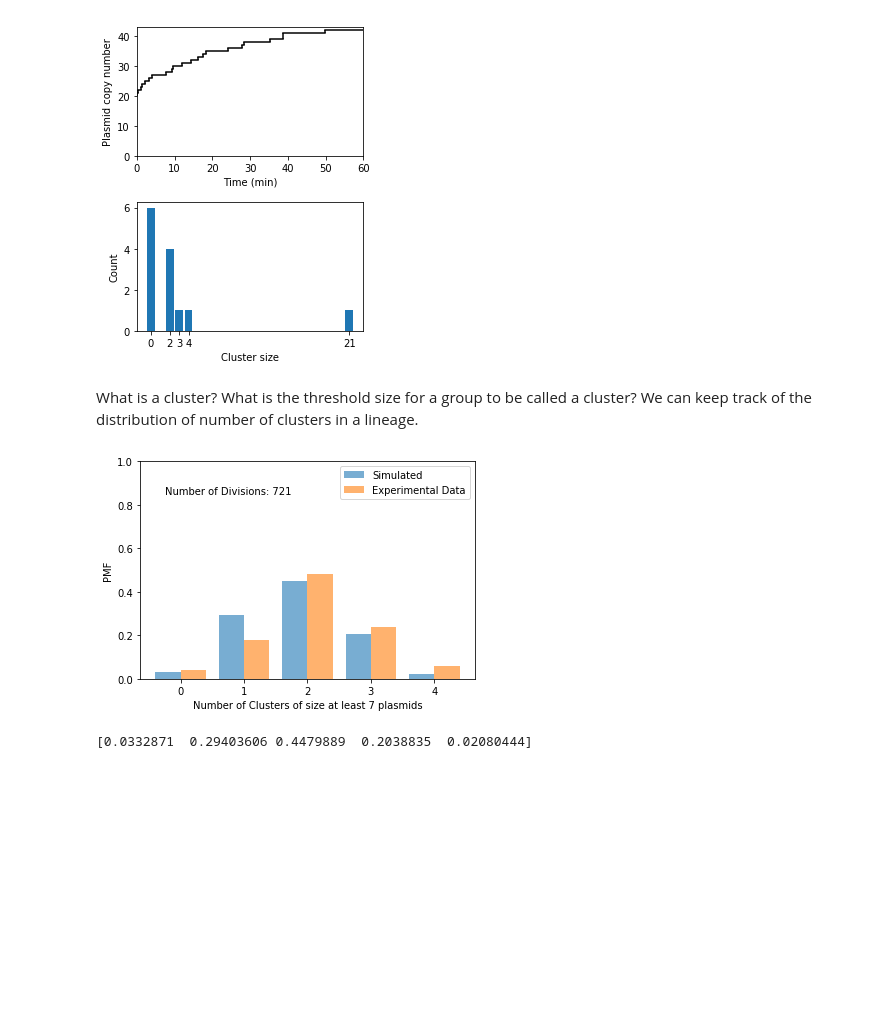
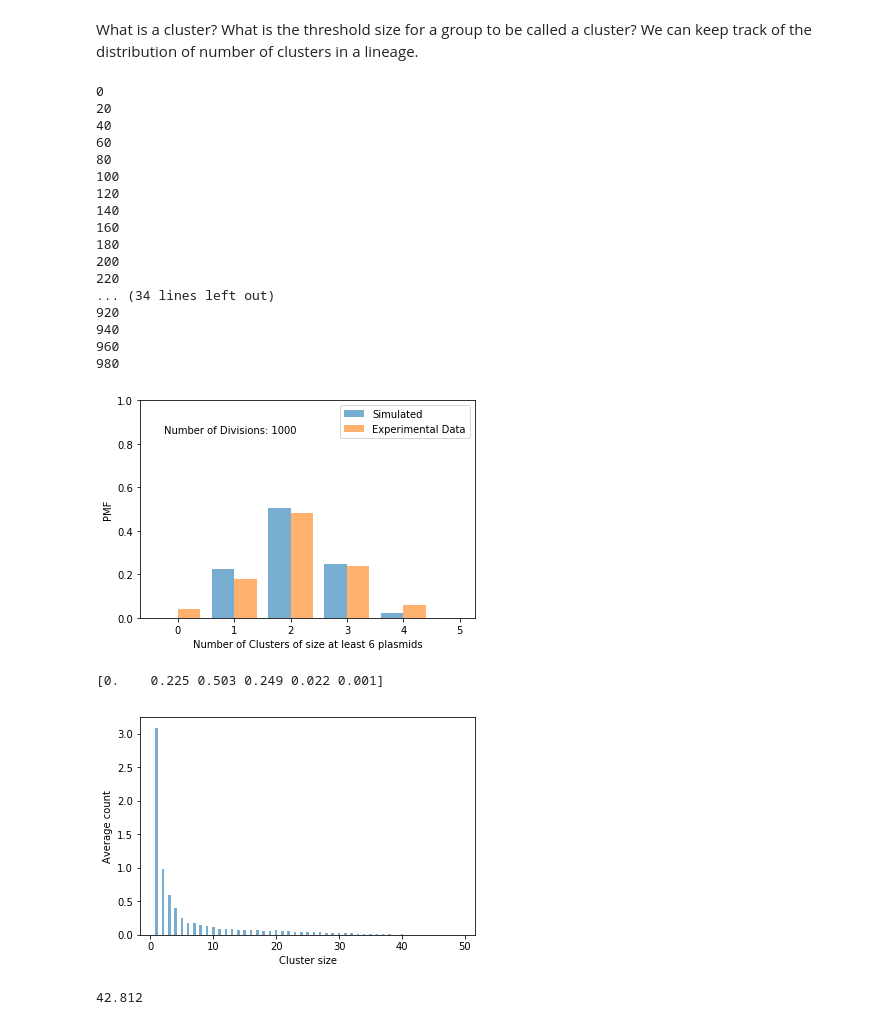
Before and after one commit to mvcortez/Plasmids, a Jupyter notebook: Single_lineage_cluster-memoryless.ipynb, the cells around one changed output. Drawn from its saved outputs; the diff is of its cells as text; code cells hidden in the pictures; blank space fills up the shorter version.

```diff
--- a/Single_lineage_cluster-memoryless.ipynb
+++ b/Single_lineage_cluster-memoryless.ipynb
@@ -3,7 +3,7 @@ import numpy as np
 import matplotlib.pyplot as plt
 import seaborn as sns
 # %%
-def ssa_hyperbolic(x0,tau):
+def ssa_hyperbolic(x0,tau,beta,gamma,sigma):
     y=np.zeros(max_size)               #plasmid count count; y[0]=x[0], y[1]=0, y[i] = number of cluster of size i
     y[0]=x0
     x=[x0]
@@ -92,16 +92,19 @@ def ssa_hyperbolic(x0,tau):
             t_x =np.append(t_x,[t_y])
     return y,x,t_y,t_x
 
-def single_lineage(x0,gen,tau,cluster,thresh):
+def single_lineage(x0,gen,tau,cluster,thresh,beta,gamma,sigma):
     x=[x0]
     t=[0]
     cluster_num = np.zeros(gen)
     ratio = np.zeros([gen,2])  #ratio = [inheritance,parent]
+    z=np.zeros(max_size)   #keep track of n-cluster numbers
     count=0
     for i in range(gen):
+        if i%20==0:
+            print(i)
         if x0>0:
             count+=1
-            yy,xx,tty,ttx=ssa_hyperbolic(x0,tau)
+            yy,xx,tty,ttx=ssa_hyperbolic(x0,tau,beta,gamma,sigma)
             if cluster==False:
                 x0=np.random.binomial(xx[-1],0.5)
             else:
@@ -110,12 +113,14 @@ def single_lineage(x0,gen,tau,cluster,thresh):
                 clusters = yy[:np.max(np.where(yy>0))+1]
                 clusters[1] = clusters[0]
                 x0=0
-                for k in np.arange(1,len(clusters)):    #plasmid segregation; binomial
-                    seg_count = np.random.binomial(int(clusters[k]),0.5)
-                    x0+=k*seg_count
+                while x0==0:  ##### here just to have continuous simulation
+                    for k in np.arange(1,len(clusters)):    #plasmid segregation; binomial
+                        seg_count = np.random.binomial(int(clusters[k]),0.5)
+                        x0+=k*seg_count
             ratio[i,:]=[xx[-1],x0/xx[-1]]
+            z+=yy
         cluster_num[i] = np.sum(yy[thresh:])
-    return x,t,ratio[:count,:],cluster_num[:count]
+    return x,t,ratio[:count,:],cluster_num[:count],z
 
 
 def plot_stairs(x,t):
@@ -158,14 +163,14 @@ K = 9.007936508
 s0 = 13.58595
 n = 2.5
 x0=20
-max_size=100
-beta = 0.005 #plasmid recruitment rate constant
-gamma = 0.005 #plasmid combination rate constant
-sigma=0.003  #plasmid dissociation rate constant
+max_size=200
+beta = 0.1 #plasmid recruitment rate constant
+gamma = 0.05 #plasmid combination rate constant
+sigma=0.05  #plasmid dissociation rate constant
 # %%
 gen=1
 f,axes = plt.subplots(2,1,figsize=(4,5))
-y,x,t_y,t_x = ssa_hyperbolic(x0,tau)
+y,x,t_y,t_x = ssa_hyperbolic(x0,tau,beta,gamma,sigma)
 plot_stairs(x,t_x)
 axes[1].bar(range(np.max(np.where(y>0))+1),y[:np.max(np.where(y>0))+1])
 axes[1].set_xticks(np.where(y>0)[0])
@@ -173,33 +178,59 @@ axes[1].set_xlabel('Cluster size')
 axes[1].set_ylabel('Count')
 plt.tight_layout()
 plt.show()
-# %% [output]
-[figure, removed]
 # %% [markdown]
 What is a cluster? What is the threshold size for a group to be called a cluster?
 We can keep track of the distribution of number of clusters in a lineage.
 # %%
-c_thresh = 7
+c_thresh = 6
 cluster = True
 gen=1000
-x,t,ratio,c_num=single_lineage(x0,gen,tau,cluster,c_thresh)
+x,t,ratio,c_num,z=single_lineage(x0,gen,tau,cluster,c_thresh,beta,gamma,sigma)
 heights = np.bincount(c_num.astype(int))/len(c_num)
 bars = plt.bar(np.arange(len(heights))-0.2,heights,width=0.4,color='C0',alpha=0.6,label='Simulated')
 #for bar in bars:
 #    yval = bar.get_height()
 #    plt.text(bar.get_x(), yval + .005, '%1.3f' %(yval))
 plt.text(-0.25,0.85,'Number of Divisions: %d' %len(c_num))
 plt.bar(np.arange(5)+0.2,[0.04,0.18,0.48,0.24,0.06],width=0.4,color='C1',alpha=0.6,label='Experimental Data')
 plt.ylim([0,1])
 plt.xticks(range(len(heights)))
 plt.xlabel('Number of Clusters of size at least %d plasmids' %(c_thresh))
 plt.ylabel('PMF')
 plt.legend()
 plt.show()
 print(heights)
+
+f = plt.figure()
+last = np.max(np.where(z>0)[0])
+z[1]=z[0]
+bars = plt.bar(np.arange(1,last+1),z[1:last+1]/len(c_num),width=0.4,color='C0',alpha=0.6)
+plt.xlabel('Cluster size')
+plt.ylabel('Average count')
+plt.show()
+print(np.dot(np.arange(1,last+1),(z[1:last+1]/len(c_num))))
 # %% [output]
+0
+20
+40
+60
+80
+100
+120
+140
+160
+180
+200
+220
+... (34 lines left out)
+920
+940
+960
+980
-[figure, old version]
+[figure, new version]
-[0.0332871  0.29403606 0.4479889  0.2038835  0.02080444]
+[0.    0.225 0.503 0.249 0.022 0.001]
+[figure, added]
+42.812
 # %%
 repeats = 5
 gen=5
```
Also changed, not shown: 2 other files.
